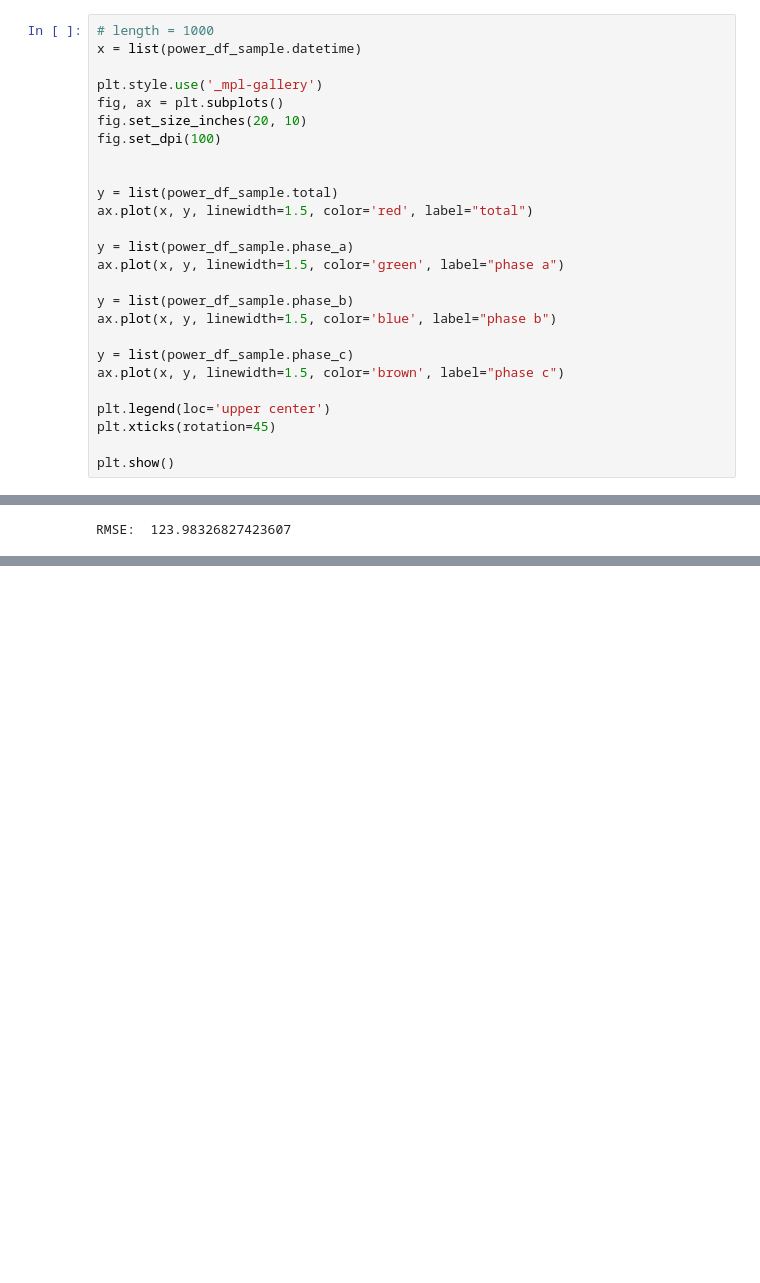
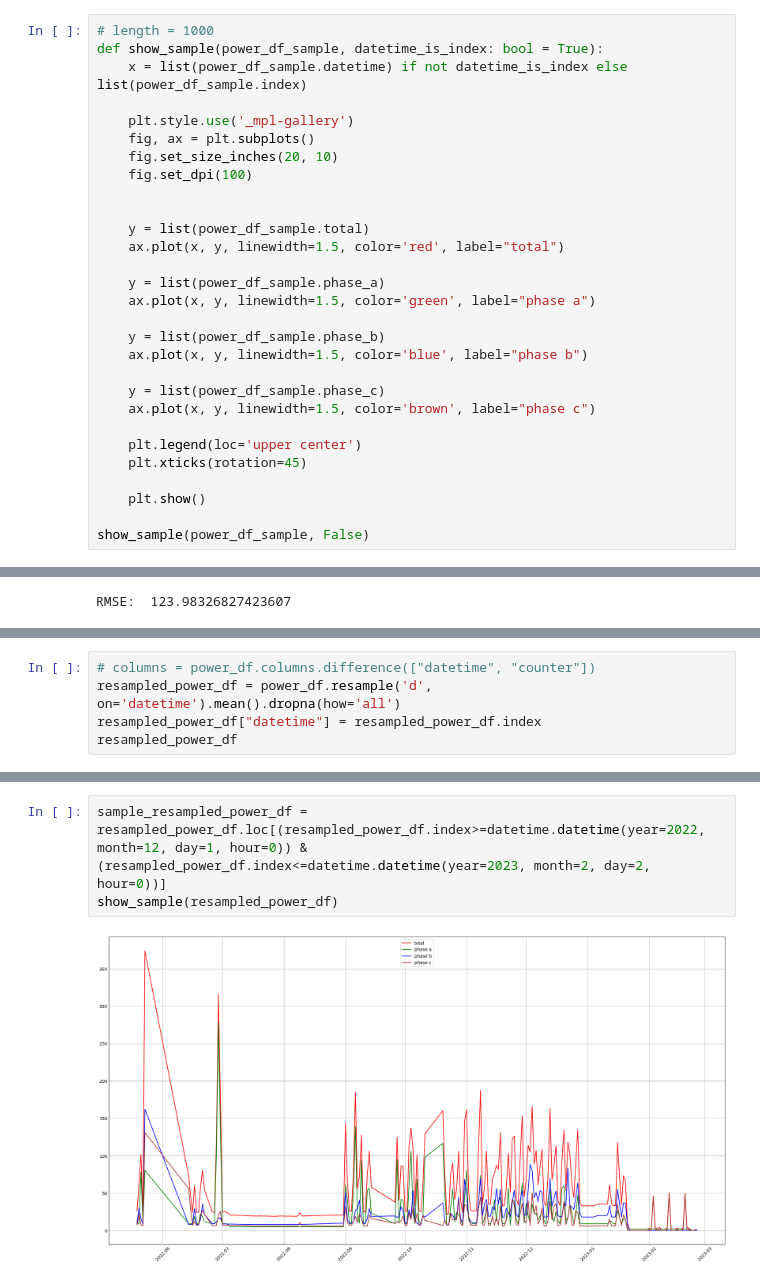
Before and after one commit to Machalkas/LoraWanDataAnalysis, a Jupyter notebook: main.ipynb, the cells around one changed output, grey strips where cells are left out. Drawn from its saved outputs; the diff is of its cells as text; blank space fills up the shorter version.

```diff
--- a/main.ipynb
+++ b/main.ipynb
@@ -59,30 +67,33 @@ power_df_sample = power_df.loc[(power_df.datetime>=datetime.datetime(year=2022,
 # power_df_sample = power_df
 # %%
 # length = 1000
-x = list(power_df_sample.datetime)
+def show_sample(power_df_sample, datetime_is_index: bool = True):
+    x = list(power_df_sample.datetime) if not datetime_is_index else list(power_df_sample.index)
 
-plt.style.use('_mpl-gallery')
-fig, ax = plt.subplots()
-fig.set_size_inches(20, 10)
-fig.set_dpi(100)
+    plt.style.use('_mpl-gallery')
+    fig, ax = plt.subplots()
+    fig.set_size_inches(20, 10)
+    fig.set_dpi(100)
 
 
-y = list(power_df_sample.total)
-ax.plot(x, y, linewidth=1.5, color='red', label="total")
+    y = list(power_df_sample.total)
+    ax.plot(x, y, linewidth=1.5, color='red', label="total")
 
-y = list(power_df_sample.phase_a)
-ax.plot(x, y, linewidth=1.5, color='green', label="phase a")
+    y = list(power_df_sample.phase_a)
+    ax.plot(x, y, linewidth=1.5, color='green', label="phase a")
 
-y = list(power_df_sample.phase_b)
-ax.plot(x, y, linewidth=1.5, color='blue', label="phase b")
+    y = list(power_df_sample.phase_b)
+    ax.plot(x, y, linewidth=1.5, color='blue', label="phase b")
 
-y = list(power_df_sample.phase_c)
-ax.plot(x, y, linewidth=1.5, color='brown', label="phase c")
+    y = list(power_df_sample.phase_c)
+    ax.plot(x, y, linewidth=1.5, color='brown', label="phase c")
 
-plt.legend(loc='upper center')
-plt.xticks(rotation=45)
+    plt.legend(loc='upper center')
+    plt.xticks(rotation=45)
 
-plt.show()
+    plt.show()
+
+show_sample(power_df_sample, False)
 # %% [output]
 [figure]
 # %%
@@ -264,0 +275,5 @@ RMSE:  123.97428277001487
+# %%
+# columns = power_df.columns.difference(["datetime", "counter"])
+resampled_power_df = power_df.resample('d', on='datetime').mean().dropna(how='all')
+resampled_power_df["datetime"] = resampled_power_df.index
+resampled_power_df
@@ -264,0 +295,5 @@ RMSE:  123.97428277001487
+# %%
+sample_resampled_power_df = resampled_power_df.loc[(resampled_power_df.index>=datetime.datetime(year=2022, month=12, day=1, hour=0)) & (resampled_power_df.index<=datetime.datetime(year=2023, month=2, day=2, hour=0))]
+show_sample(resampled_power_df)
+# %% [output]
+[figure, added]
```
Also changed, not shown: parts of 17 cells of this notebook.
